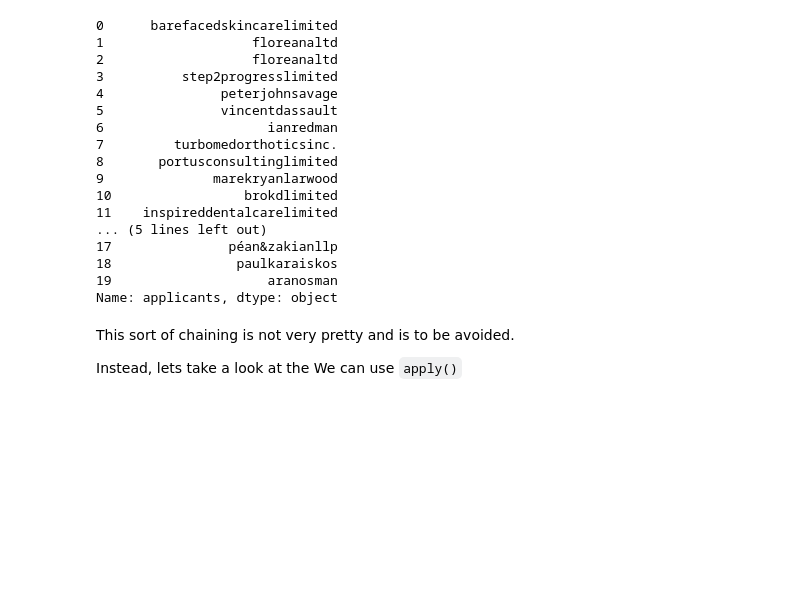
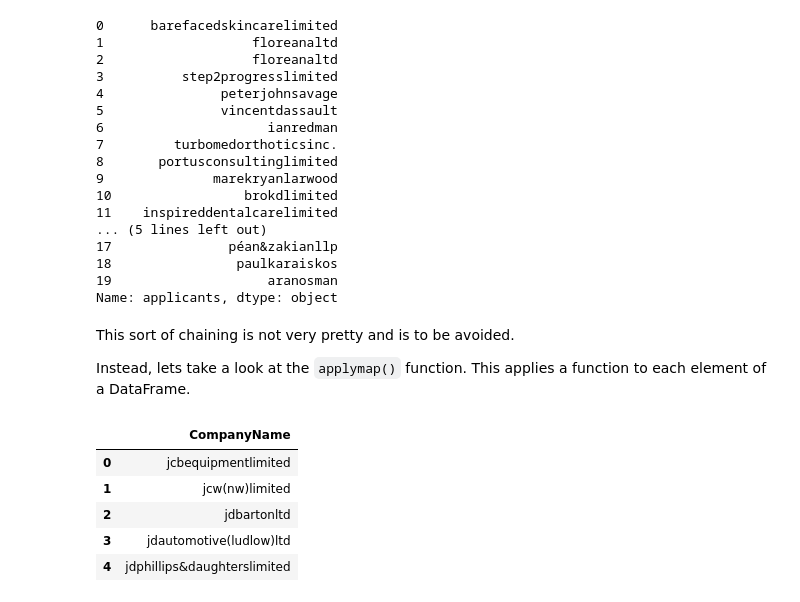
Before and after one commit to JasnaJejcic/training, a Jupyter notebook: s2ds_python/exploratory.ipynb, the cells around one changed output. Drawn from its saved outputs; the diff is of its cells as text; code cells hidden in the pictures; blank space fills up the shorter version.

Commit message:
Added normalisation of company names and initial merge

````diff
--- a/s2ds_python/exploratory.ipynb
+++ b/s2ds_python/exploratory.ipynb
@@ -698,4 +699,35 @@ Name: applicants, dtype: object
 # %% [markdown]
 This sort of chaining is not very pretty and is to be avoided.
 
-Instead, lets take a look at the We can use ```apply()```
+Instead, lets take a look at the ```applymap()``` function. This applies a function to each element of a DataFrame.
+# %%
+from functools import partial
+
+def normalise(name):
+    """Normalise a company name for matching"""
+
+    def my_replace(old, new, name):
+        """Change the order of the args to make the function partial friendly"""
+        return unicode.replace(name, old, new)
+
+    if isinstance(name, str):
+        name = unicode(name, encoding='utf8')
+
+    repl_whitespace = partial(my_replace, ' ', '')
+    repl_some_punc = partial(my_replace, '.', '')
+
+    funcs = [unicode.lower, unicode.strip, repl_whitespace, repl_some_punc]
+
+    for f in funcs:
+        name = f(name)
+
+    return name
+# %%
+df[['CompanyName']].applymap(normalise).head()
+# %% [output]
+|  | CompanyName |
+| 0 | jcbequipmentlimited |
+| 1 | jcw(nw)limited |
+| 2 | jdbartonltd |
+| 3 | jdautomotive(ludlow)ltd |
+| 4 | jdphillips&daughterslimited |
````
Also changed, not shown: parts of 4 cells of this notebook.
